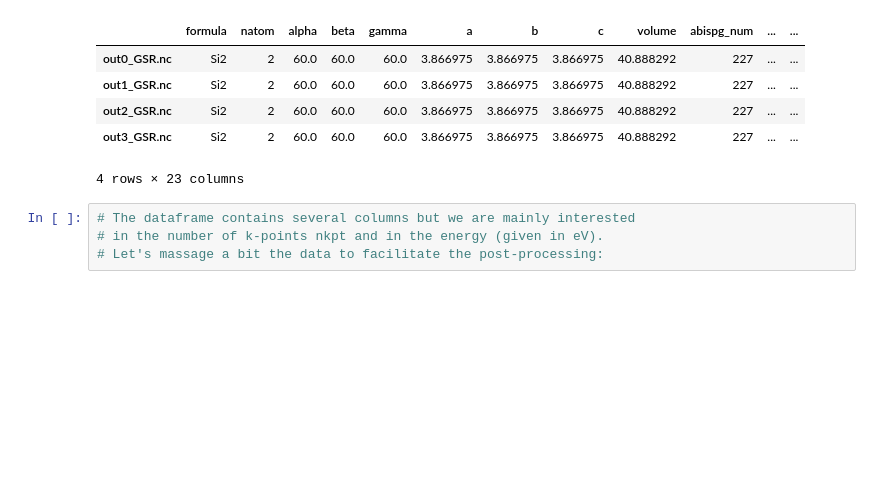
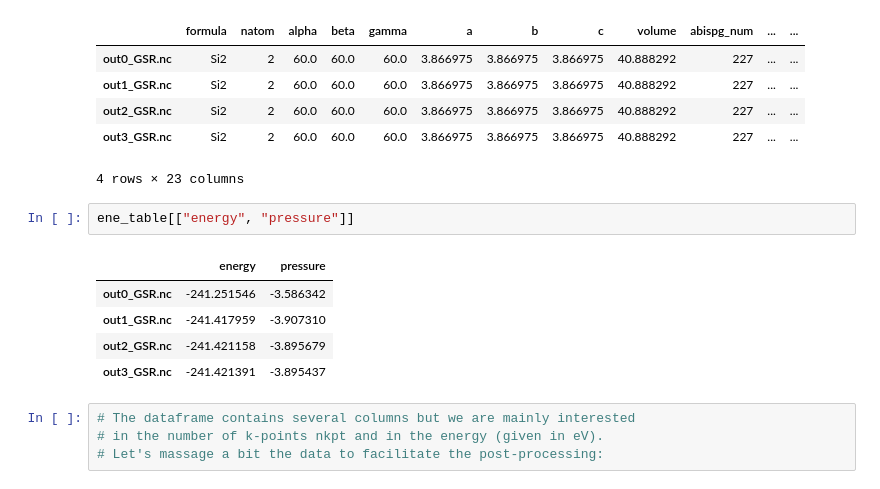
Before and after one commit to gmatteo/abipy_slides_aps_boston_2019, a Jupyter notebook: index.ipynb, the cells around one changed output. Drawn from its saved outputs; the diff is of its cells as text; blank space fills up the shorter version.

```diff
--- a/index.ipynb
+++ b/index.ipynb
@@ -567,6 +577,14 @@ ene_table
 | out2_GSR.nc | Si2 | 2 | 60.0 | 60.0 | 60.0 | 3.866975 | 3.866975 | 3.866975 | 40.888292 | 227 | ... | ... |
 | out3_GSR.nc | Si2 | 2 | 60.0 | 60.0 | 60.0 | 3.866975 | 3.866975 | 3.866975 | 40.888292 | 227 | ... | ... |
 4 rows × 23 columns
+# %%
+ene_table[["energy", "pressure"]]
+# %% [output]
+|  | energy | pressure |
+| out0_GSR.nc | -241.251546 | -3.586342 |
+| out1_GSR.nc | -241.417959 | -3.907310 |
+| out2_GSR.nc | -241.421158 | -3.895679 |
+| out3_GSR.nc | -241.421391 | -3.895437 |
 # %%
 # The dataframe contains several columns but we are mainly interested
 # in the number of k-points nkpt and in the energy (given in eV).
```
Also changed, not shown: parts of 54 cells of this notebook, 1 other file.
